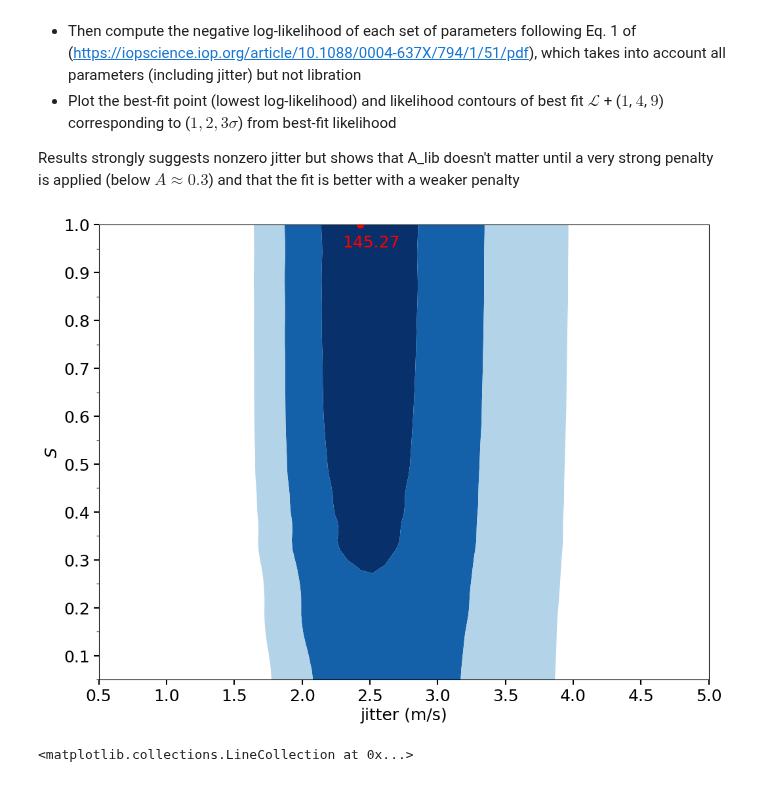
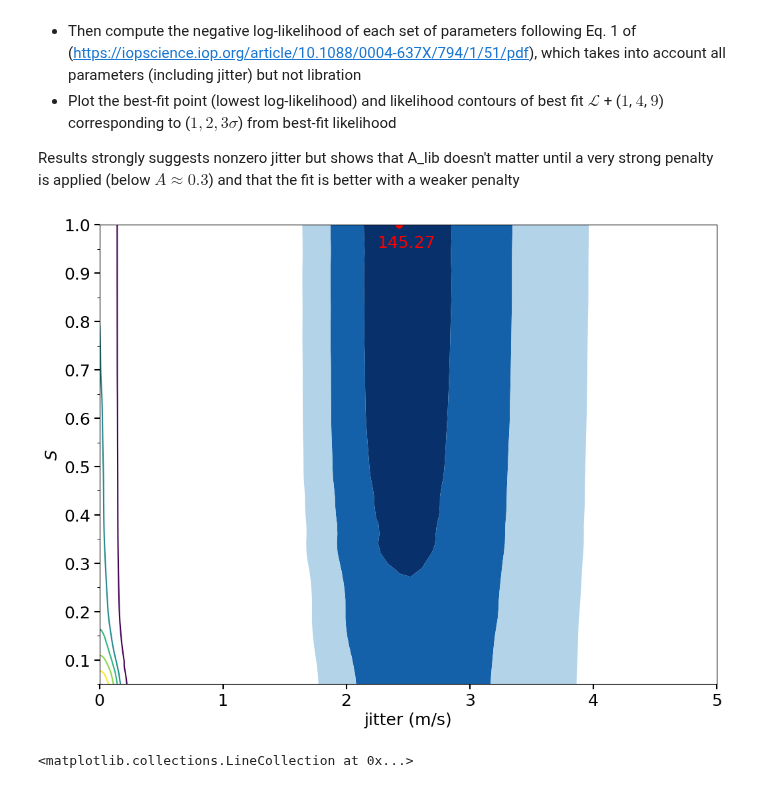
Before and after one commit to ia-chow/SURF2022, a Jupyter notebook: SURF/hd45364_jitter_sini_EDITED.ipynb, the cells around one changed output. Drawn from its saved outputs; the diff is of its cells as text; code cells hidden in the pictures.

Commit message:
changed contour plot to show all the way from 0-5 m/s jitter

```diff
--- a/SURF/hd45364_jitter_sini_EDITED.ipynb
+++ b/SURF/hd45364_jitter_sini_EDITED.ipynb
@@ -745,49 +782,60 @@ Methodology:
 
 Results strongly suggests nonzero jitter but shows that A_lib doesn't matter until a very strong penalty is applied (below $A \approx 0.3$) and that the fit is better with a weaker penalty
 # %%
+from matplotlib.ticker import MultipleLocator
 import scipy.ndimage
 neg_log_likelihoods = np.load('neg_log_likelihoods_everything_contours.npy')
+neg_log_likelihoods_02 = np.load('neg_log_likelihoods_everything_02.npy')
+neg_log_likelihoods_02_05 = np.load('neg_log_likelihoods_everything_02_05.npy')
 
-sigma=1.2
-neg_log_likelihoods = scipy.ndimage.filters.gaussian_filter(neg_log_likelihoods, sigma)# [5:,:]
+neg_log_likelihoods = scipy.ndimage.filters.gaussian_filter(neg_log_likelihoods, sigma=1.2)# [5:,:]
+neg_log_likelihoods_0_05 = scipy.ndimage.filters.gaussian_filter(np.concatenate((neg_log_likelihoods_02, neg_log_likelihoods_02_05), axis=1),
+                                                                 sigma=1.)
+
+# njitter_0_05, nlib_0_05 = (100, 50)
+jitters_0_05 = np.concatenate((np.linspace(0., 0.2, 50), np.linspace(0.2, 0.5, 50)))  # use 0 to 0.5 for jitter
+Alibs_0_05 = np.linspace(1.1, 0.05, 50)
+jitters_grid_0_05, Alibs_grid_0_05 = np.meshgrid(jitters_0_05, Alibs_0_05)
 
 # min_likelihood = 144.46
 min_likelihood = np.min(neg_log_likelihoods)
 min_likelihood_index = tuple(np.argwhere(neg_log_likelihoods == min_likelihood).reshape(-1))
-
 
 # levels
 levels = [min_likelihood + 1, min_likelihood + 4, min_likelihood + 9]
 # levels = [min_likelihood + 1, min_likelihood + 4, min_likelihood + 9,
 #                             min_likelihood + 16, min_likelihood + 25, min_likelihood + 36,
 #                             min_likelihood + 49, min_likelihood + 64, min_likelihood + 81,
 #                             min_likelihood + 100]
+levels2 = [326., 334., 337., 340., 343.]
 
 # locations of contour labels
 manual_locations = [(2.4, 0.7), (1.7, 0.6), (2.0, 0.6), (3.3, 0.6), (3.9, 0.6)]
 
 # plotting
 fig_, ax = plt.subplots(nrows=1, ncols=1, figsize = (12, 9), dpi=100)
 fig = plt.contourf(jitters_grid, Alibs_grid, neg_log_likelihoods, levels = levels, cmap=plt.get_cmap('Blues_r'), alpha=1.,
                    antialiased=True, extend='min', label='negative log likelihoods')
+fig2 = plt.contour(jitters_grid_0_05, Alibs_grid_0_05, neg_log_likelihoods_0_05, levels = levels2, cmap='viridis')
+# fig3 = plt.contour(jitters_grid_02, Alibs_grid_02, neg_log_likelihoods_02, levels = levels2)
 # fig2 = plt.contour(jitters_grid_05, Alibs_grid_05, neg_log_likelihoods_05, levels = [396, 397, 397.5])
 plt.scatter(jitters_grid[min_likelihood_index], Alibs_grid[min_likelihood_index], label = 'Best fit', color='red', s=50)
 plt.annotate(f'{np.round(min_likelihood, 2)}', xy=(jitters_grid[min_likelihood_index], Alibs_grid[min_likelihood_index]),
-              xycoords='data', textcoords='axes fraction', xytext=(0.4, 0.95), color='red')
+              xycoords='data', textcoords='axes fraction', xytext=(0.45, 0.95), color='red')
 plt.xlabel('jitter (m/s)'), plt.ylabel(r'$S$')
 # plt.clabel(fig, inline=True, fontsize=28, colors='k')#, manual=manual_locations)
-# plt.clabel(fig, inline=True, fontsize=14)
-# plt.clabel(fig2, inline=True, fontsize=14)
+# plt.clabel(fig2, inline=True, fontsize=12)
+# plt.clabel(fig3, inline=True, fontsize=14)
 # yticks
 plt.tick_params('both', length=6, width=1.5, which='major')
 plt.tick_params('both', length=3, width=0.75, which='minor')
 ax.yaxis.set_major_locator(MultipleLocator(0.1))
 ax.yaxis.set_minor_locator(MultipleLocator(0.05))
 plt.ylim(top=1.)
 # plt.legend(loc='upper right')
 plt.savefig('2021_fall-2022_winter/paper_figures/Alib_jitter_sini_contour_05_5.png')#, fmt='png')
 # %% [output]
-[figure, old version]
+[figure, new version]
 # %%
 # neg_log_likelihoods = np.load('neg_log_likelihoods_everything_contours.npy')
 fig, ax = plt.subplots(1, 1, figsize = (12, 8), dpi=100)
```
Also changed, not shown: parts of 21 cells of this notebook, 2 other files.
